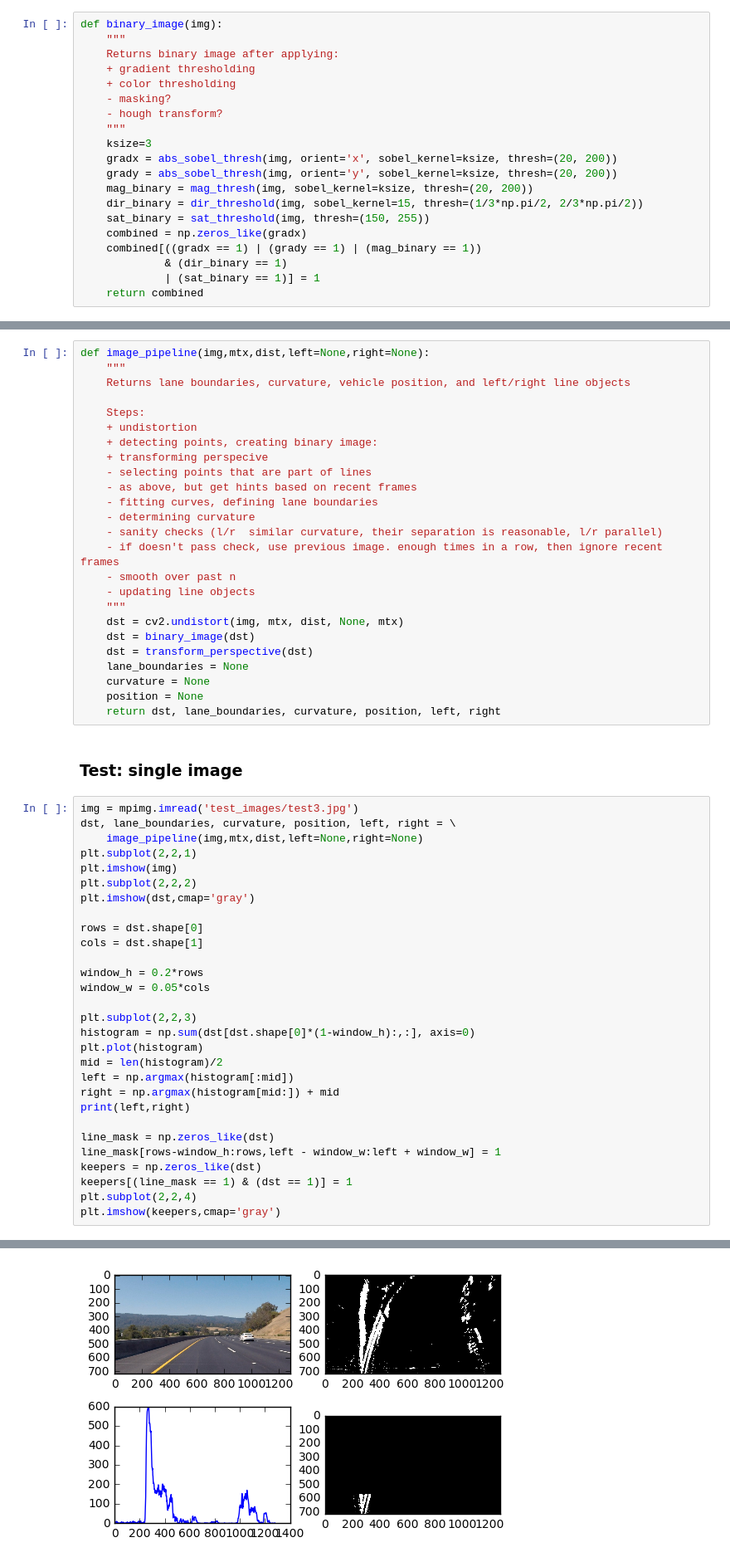
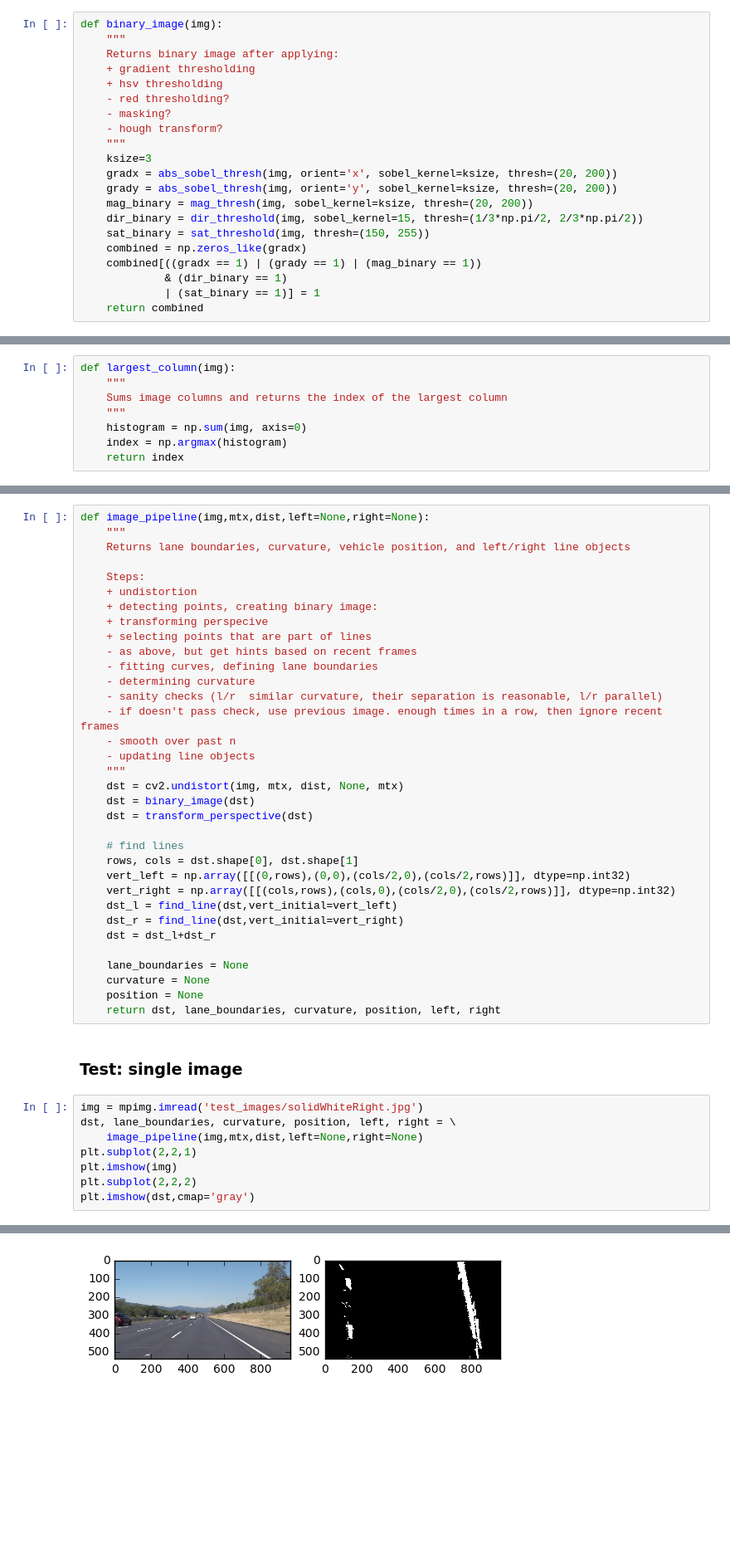
Before and after one commit to sirpsycho85/CarND-Advanced-Lane-Lines, a Jupyter notebook: Advanced lane lines.ipynb, the cells around one changed output, grey strips where cells are left out. Shown: that part at 83% size. Saved outputs shown, nothing was run; the diff lists cells and outputs as text; blank space fills up the shorter version.

Commit message:
finding lines with histogram working

```diff
--- a/Advanced lane lines.ipynb
+++ b/Advanced lane lines.ipynb
@@ -126,7 +126,8 @@ def binary_image(img):
     """
     Returns binary image after applying:
     + gradient thresholding
-    + color thresholding
+    + hsv thresholding
+    - red thresholding?
     - masking?
     - hough transform?
     """
@@ -166,3 +167,11 @@ def transform_perspective(img):
     return warped
 # %% [markdown]
 #### Select points that are part of lines
+# %%
+def largest_column(img):
+    """
+    Sums image columns and returns the index of the largest column
+    """
+    histogram = np.sum(img, axis=0)
+    index = np.argmax(histogram)
+    return index
@@ -177,7 +275,7 @@ def image_pipeline(img,mtx,dist,left=None,right=None):
     + undistortion
     + detecting points, creating binary image:
     + transforming perspecive
-    - selecting points that are part of lines
+    + selecting points that are part of lines
     - as above, but get hints based on recent frames
     - fitting curves, defining lane boundaries
     - determining curvature
@@ -189,6 +287,15 @@ def image_pipeline(img,mtx,dist,left=None,right=None):
     dst = cv2.undistort(img, mtx, dist, None, mtx)
     dst = binary_image(dst)
     dst = transform_perspective(dst)
+
+    # find lines
+    rows, cols = dst.shape[0], dst.shape[1]
+    vert_left = np.array([[(0,rows),(0,0),(cols/2,0),(cols/2,rows)]], dtype=np.int32)
+    vert_right = np.array([[(cols,rows),(cols,0),(cols/2,0),(cols/2,rows)]], dtype=np.int32)
+    dst_l = find_line(dst,vert_initial=vert_left)
+    dst_r = find_line(dst,vert_initial=vert_right)
+    dst = dst_l+dst_r
+
     lane_boundaries = None
     curvature = None
     position = None
@@ -196,32 +303,11 @@ def image_pipeline(img,mtx,dist,left=None,right=None):
 # %% [markdown]
 ### Test: single image
 # %%
-img = mpimg.imread('test_images/test3.jpg')
+img = mpimg.imread('test_images/solidWhiteRight.jpg')
 dst, lane_boundaries, curvature, position, left, right = \
     image_pipeline(img,mtx,dist,left=None,right=None)
 plt.subplot(2,2,1)
 plt.imshow(img)
 plt.subplot(2,2,2)
 plt.imshow(dst,cmap='gray')
-
-rows = dst.shape[0]
-cols = dst.shape[1]
-
-window_h = 0.2*rows
-window_w = 0.05*cols
-
-plt.subplot(2,2,3)
-histogram = np.sum(dst[dst.shape[0]*(1-window_h):,:], axis=0)
-plt.plot(histogram)
-mid = len(histogram)/2
-left = np.argmax(histogram[:mid])
-right = np.argmax(histogram[mid:]) + mid
-print(left,right)
-
-line_mask = np.zeros_like(dst)
-line_mask[rows-window_h:rows,left - window_w:left + window_w] = 1
-keepers = np.zeros_like(dst)
-keepers[(line_mask == 1) & (dst == 1)] = 1
-plt.subplot(2,2,4)
-plt.imshow(keepers,cmap='gray')
 # %% [output]
@@ -230 +315 @@ plt.imshow(keepers,cmap='gray')
-[figure, old version]
+[figure, new version]
```
Also changed, not shown: parts of 11 cells of this notebook.
